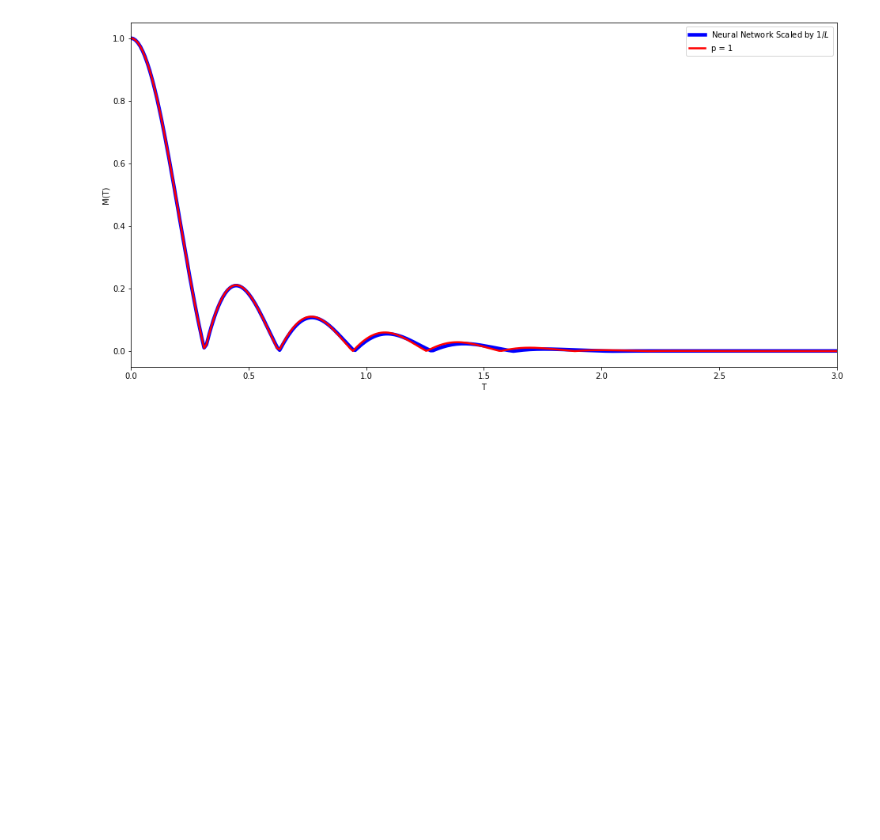
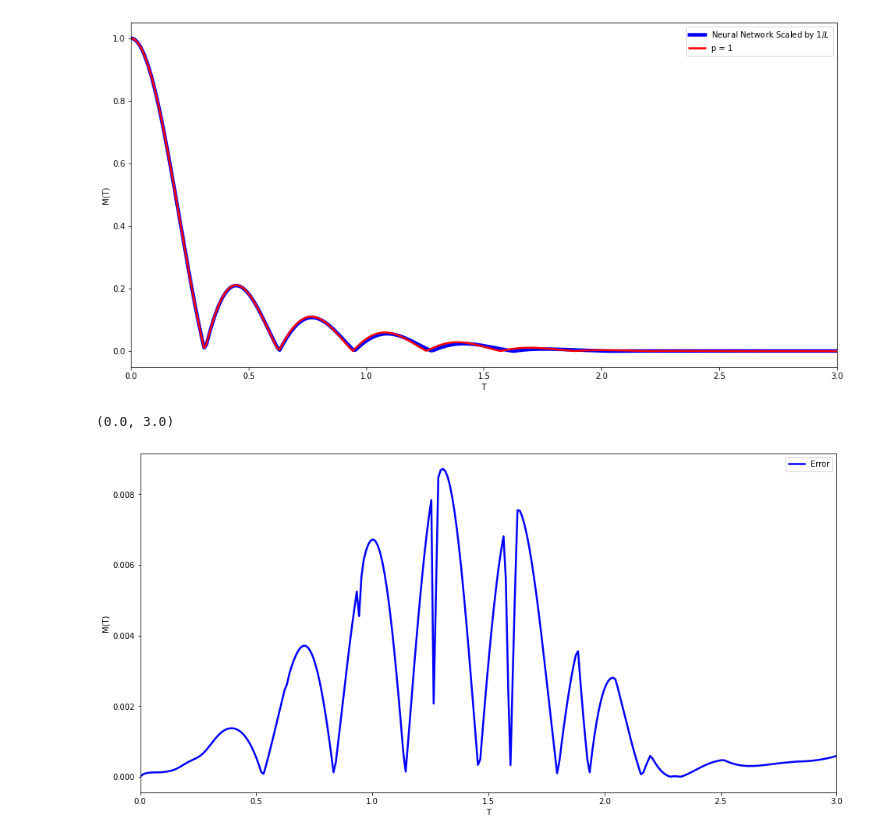
Before and after one commit to ucoskun/bloch-torrey-pinn, a Jupyter notebook: bloch_torrey_pinn.ipynb, the cells around one changed output. Saved outputs shown, nothing was run; the diff lists cells and outputs as text; code cells hidden in the pictures; blank space fills up the shorter version.

```diff
--- a/bloch_torrey_pinn.ipynb
+++ b/bloch_torrey_pinn.ipynb
@@ -280,3 +280,12 @@ plt.xlim(0,3)
 # %% [output]
 (0.0, 3.0)
 [figure]
+# %%
+plt.plot(t, np.abs(np.abs(M_T(L)) - h_in/L), color="blue",linewidth=2.5, label="Error")
+plt.xlabel("T")
+plt.ylabel("M(T)")
+plt.legend()
+plt.xlim(0,3)
+# %% [output]
+(0.0, 3.0)
+[figure, added]
```
Also changed, not shown: parts of 1 cell of this notebook.
